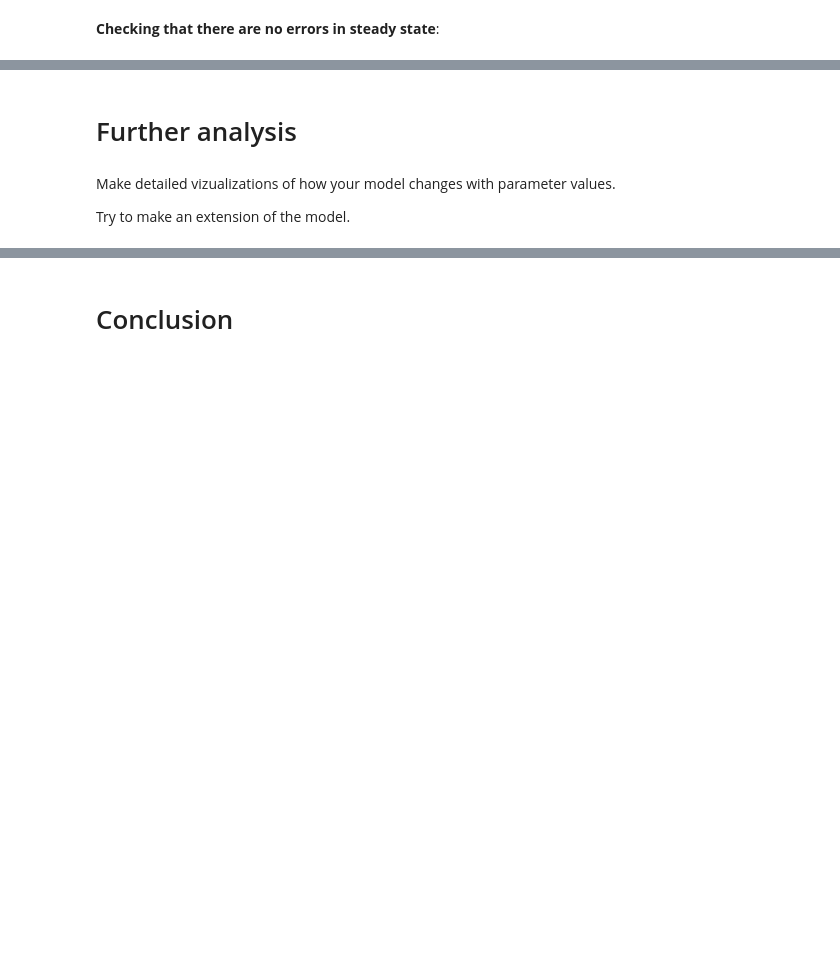
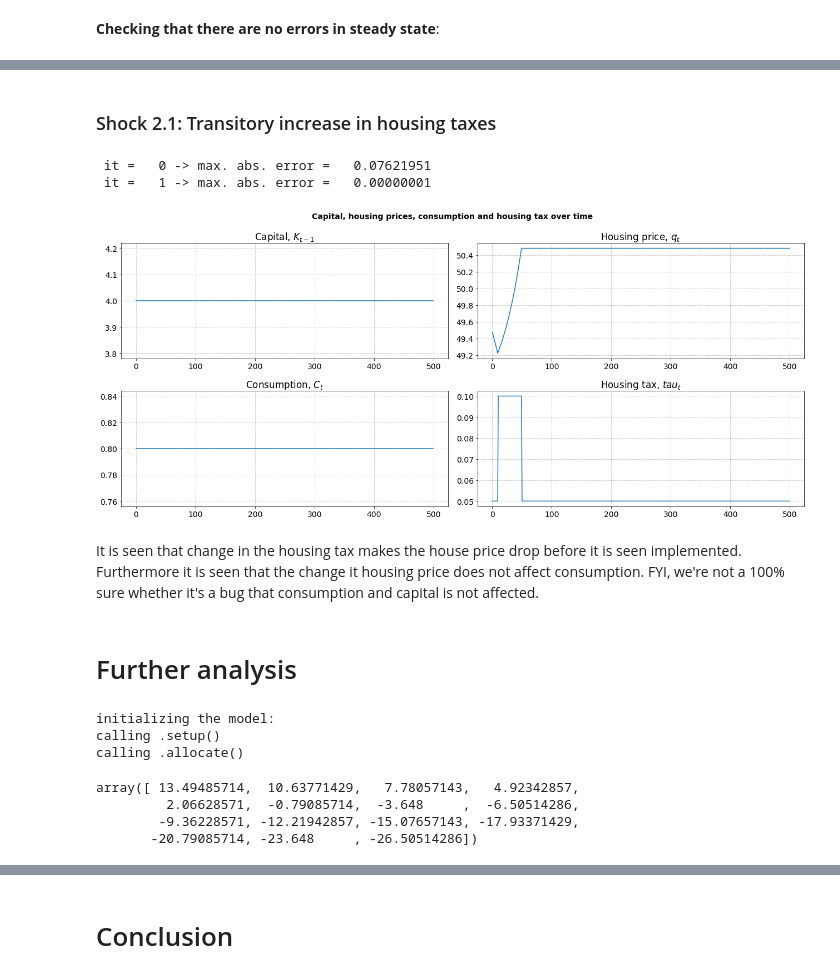
Before and after one commit to NumEconCopenhagen/projects-2024-mikkel-thomas, a Jupyter notebook: modelproject/modelproject.ipynb, the cells around one changed output, grey strips where cells are left out. Saved outputs shown, nothing was run; the diff lists cells and outputs as text; code cells hidden in the pictures; blank space fills up the shorter version.

```diff
--- a/modelproject/modelproject.ipynb
+++ b/modelproject/modelproject.ipynb
@@ -261,6 +260,75 @@ fig.tight_layout()
+# %% [markdown]
+### Shock 2.1: Transitory increase in housing taxes
+# %%
+tauH_new = 0.1
+tax_end = 50
+
+par.K_lag_ini = ss.K # start from steady state
+path.Gamma[:] = ss.Gamma
+path.tauH[:] = ss.tauH # reset path
+path.tauH[10:tax_end] = tauH_new
+# path.Gamma[:] = 0.95**np.arange(par.Tpath)*0.1*ss.Gamma + ss.Gamma # shock path
+model.solve() # find transition path
+# %% [output]
+ it =   0 -> max. abs. error =   0.07621951
+ it =   1 -> max. abs. error =   0.00000001
+# %%
+fig = plt.figure(figsize=(3*6,12/1.5))
+fig.suptitle('Capital, housing prices, consumption and housing tax over time', fontsize=14, fontweight='bold')
+ax = fig.add_subplot(2,2,1)
+ax.set_title('Capital, $K_{t-1}$')
+ax.plot(path.K_lag)
+
+ax = fig.add_subplot(2,2,2)
+ax.plot(path.q)
+ax.set_title('Housing price, $q_{t}$')
+
+ax = fig.add_subplot(2,2,3)
+ax.plot(path.C)
+ax.set_title('Consumption, $C_{t}$')
+
+ax = fig.add_subplot(2,2,4)
+ax.plot(path.tauH)
+ax.set_title('Housing tax, $tau_{t}$')
+
+fig.tight_layout()
+# %% [output]
+[figure, added]
+# %% [markdown]
+It is seen that change in the housing tax makes the house price drop before it is seen implemented. Furthermore it is seen that the change it housing price does not affect consumption. FYI, we're not a 100% sure whether it's a bug that consumption and capital is not affected.
 # %% [markdown]
 # Further analysis
-# %% [markdown]
-Make detailed vizualizations of how your model changes with parameter values.
-
-Try to make an extension of the model.
+# %%
+model = ramsey_thje.RamseyModelClass(do_print = False)
+par = model.par
+ss = model.ss
+path = model.path
+
+upsilon_list = np.linspace(0.1,3.0,15)
+tauH_list = np.linspace(0.0,1.0,15)
+
+ss_matrix = np.nan + np.zeros([len(upsilon_list), len(tauH_list)])
+
+model = ramsey_thje.RamseyModelClass()
+par = model.par
+ss = model.ss
+path = model.path
+for upsilon_idx, upsilon in enumerate(upsilon_list):
+    for tauH_idx, tauH in enumerate(tauH_list):
+        par.upsilon = upsilon
+        par.tauH = tauH
+
+        model.find_steady_state(KY_ss=4.0, do_print=False)
+        ss_matrix[upsilon_idx, tauH_idx] = ss.q
+        # print(f"upsilon = {upsilon:.2f}, tauH = {tauH:.2f}, q = {ss.q:.2f}")
+# %% [output]
+initializing the model:
+calling .setup()
+calling .allocate()
+# %%
+ss_matrix[2, :]
+# %% [output]
+array([ 13.49485714,  10.63771429,   7.78057143,   4.92342857,
+         2.06628571,  -0.79085714,  -3.648     ,  -6.50514286,
+        -9.36228571, -12.21942857, -15.07657143, -17.93371429,
+       -20.79085714, -23.648     , -26.50514286])
```
Also changed, not shown: parts of 27 cells of this notebook, 2 other files.
